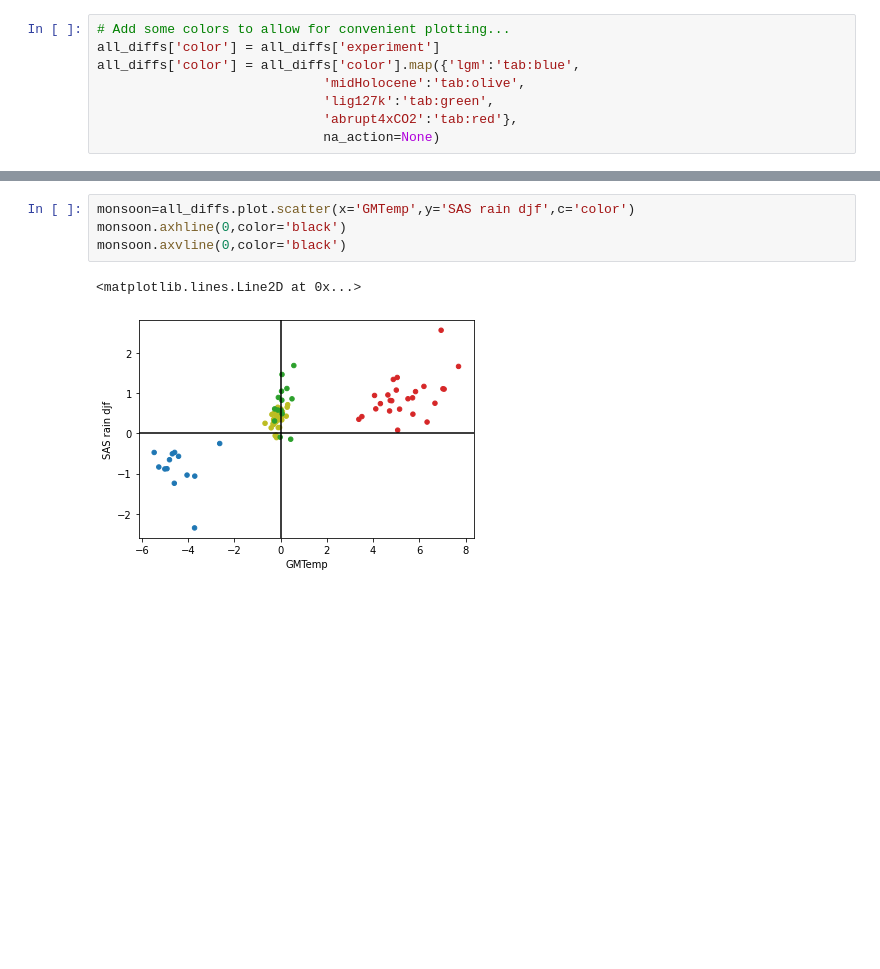
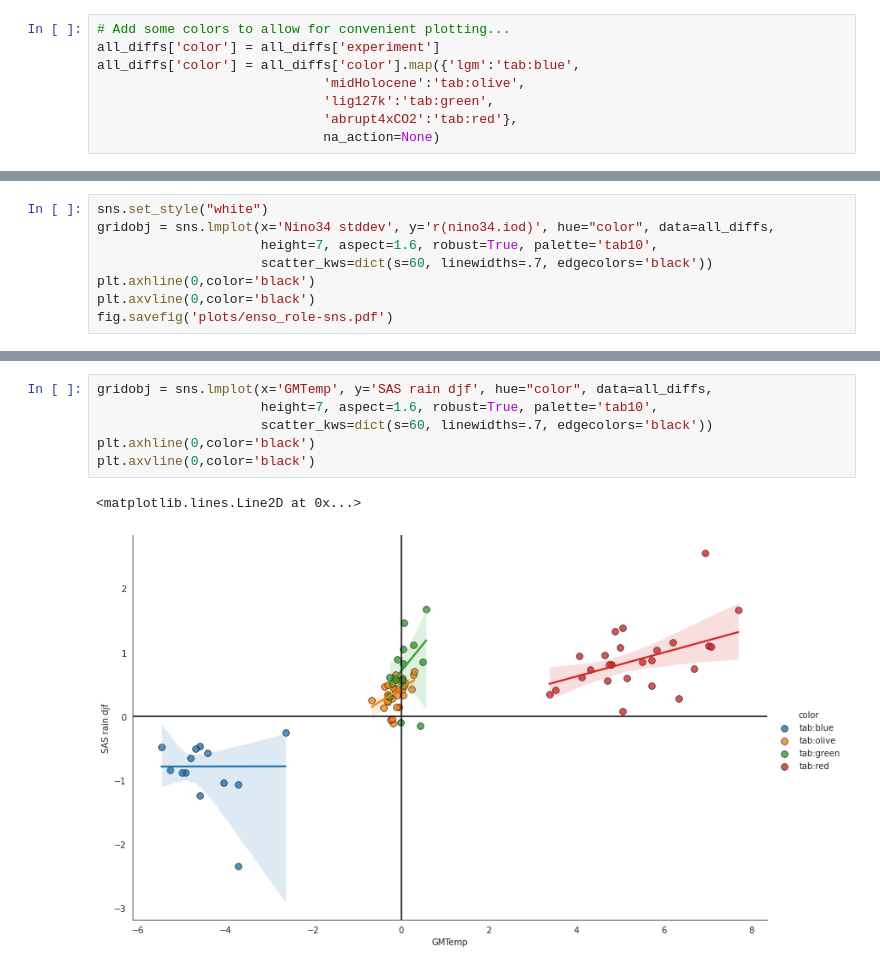
Before and after one commit to pmip4/IndianOceanVariability, a Jupyter notebook: scatterplots.ipynb, the cells around one changed output, grey strips where cells are left out. Cells and saved outputs as stored; diff of their text form; blank space fills up the shorter version.

Commit message:
Played with some more scatterplots - computed significance of relationships

```diff
--- a/scatterplots.ipynb
+++ b/scatterplots.ipynb
@@ -157,0 +185,8 @@ fig.savefig('plots/enso_role.pdf')
+# %%
+sns.set_style("white")
+gridobj = sns.lmplot(x='Nino34 stddev', y='r(nino34.iod)', hue="color", data=all_diffs,
+                     height=7, aspect=1.6, robust=True, palette='tab10',
+                     scatter_kws=dict(s=60, linewidths=.7, edgecolors='black'))
+plt.axhline(0,color='black')
+plt.axvline(0,color='black')
+fig.savefig('plots/enso_role-sns.pdf')
@@ -195,8 +263,10 @@ fig.savefig('plots/eeio_iod.pdf')
 # %%
-monsoon=all_diffs.plot.scatter(x='GMTemp',y='SAS rain djf',c='color')
-monsoon.axhline(0,color='black')
-monsoon.axvline(0,color='black')
+gridobj = sns.lmplot(x='GMTemp', y='SAS rain djf', hue="color", data=all_diffs,
+                     height=7, aspect=1.6, robust=True, palette='tab10',
+                     scatter_kws=dict(s=60, linewidths=.7, edgecolors='black'))
+plt.axhline(0,color='black')
+plt.axvline(0,color='black')
 # %% [output]
 <matplotlib.lines.Line2D at 0x...>
-[figure, old version]
+[figure, new version]
 # %%
```
Also changed, not shown: parts of 15 cells of this notebook, 8 other files.
